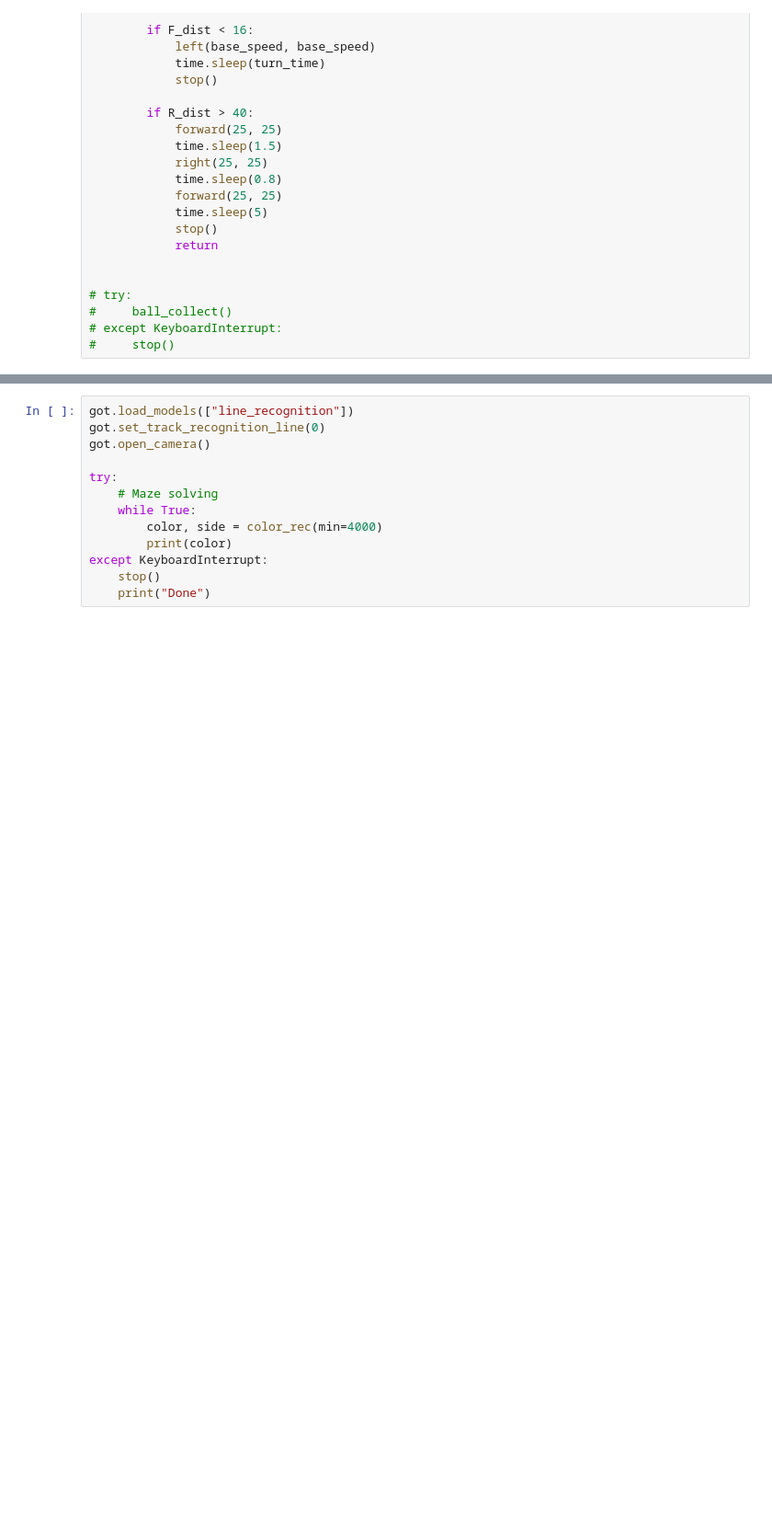
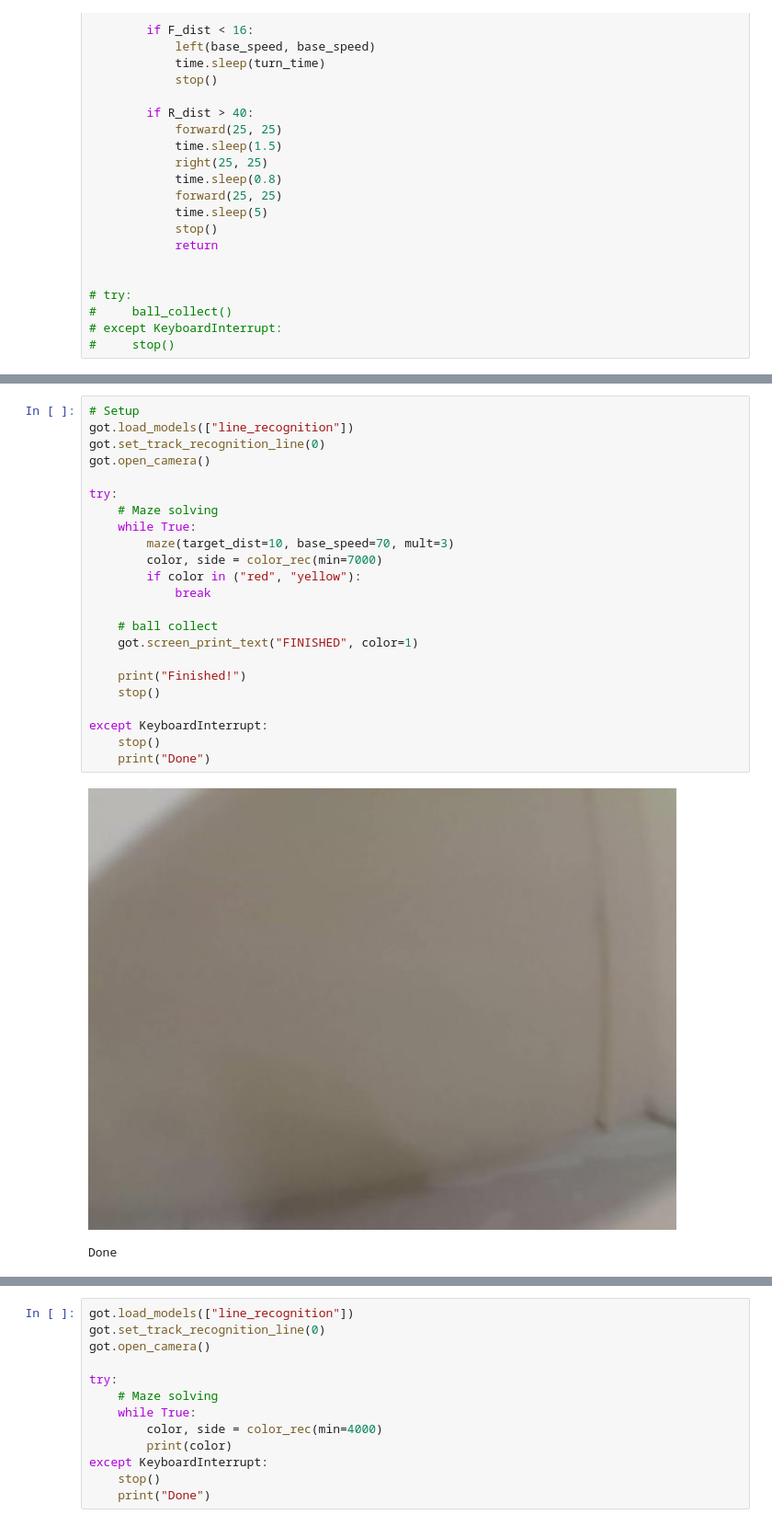
Before and after one commit to riff-raff-17/TTA-Class-Files, a Jupyter notebook: WRG/FINAL.ipynb, the cells around one changed output, grey strips where cells are left out. Shown at 92% size. Cells and saved outputs as stored; diff of their text form; blank space fills up the shorter version.

```diff
--- a/WRG/FINAL.ipynb
+++ b/WRG/FINAL.ipynb
@@ -459,0 +456,26 @@ except KeyboardInterrupt:
+# %%
+# Setup
+got.load_models(["line_recognition"])
+got.set_track_recognition_line(0)
+got.open_camera()
+
+try:
+    # Maze solving
+    while True:
+        maze(target_dist=10, base_speed=70, mult=3)
+        color, side = color_rec(min=7000)
+        if color in ("red", "yellow"):
+            break
+
+    # ball collect
+    got.screen_print_text("FINISHED", color=1)
+
+    print("Finished!")
+    stop()
+
+except KeyboardInterrupt:
+    stop()
+    print("Done")
+# %% [output]
+[figure, added]
+Done
```
Also changed, not shown: parts of 4 cells of this notebook.
